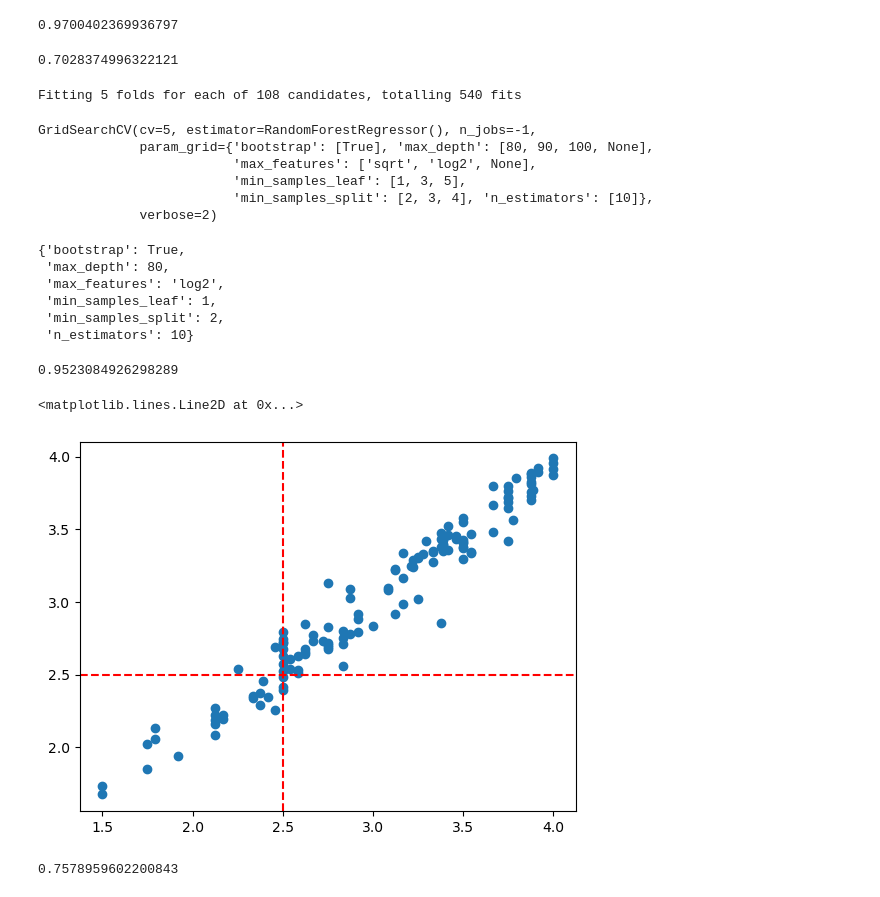
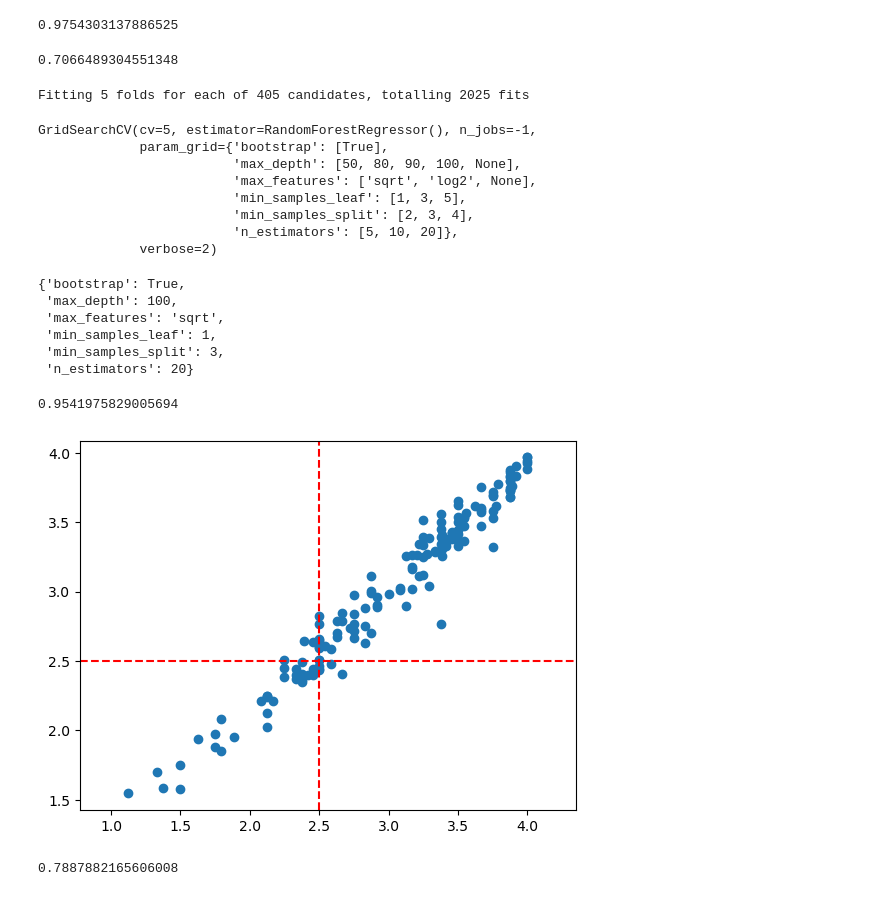
Before and after one commit to AnaAguilarI/TFG, a Jupyter notebook: scripts/models/random_forest.ipynb, the cells around one changed output. Drawn from its saved outputs; the diff is of its cells as text; code cells hidden in the pictures.

```diff
--- a/scripts/models/random_forest.ipynb
+++ b/scripts/models/random_forest.ipynb
@@ -7,7 +7,7 @@ from sklearn.metrics import mean_squared_error, r2_score
 from sklearn.ensemble import RandomForestRegressor
 import matplotlib.pyplot as plt
 
-fecha = '05-07'
+fecha = '05-13'
 ds = '../../data/' + fecha + '-dataset.csv'
 numerical_ds = '../../data/' + fecha + '-dataset-numerical.csv'
 
@@ -27,60 +27,65 @@ train_pred = rf_regressor.predict(X_train)
 r2_score_train = r2_score(y_train, train_pred)
 print(r2_score_train)
 # %% [output]
-0.9700402369936797
+0.9754303137886525
 # %%
 test_pred = rf_regressor.predict(X_test)
 r2_score_test = r2_score(y_test, test_pred)
 print(r2_score_test)
 # %% [output]
-0.7028374996322121
+0.7066489304551348
 # %%
 param_grid = {
     'bootstrap': [True],
-    'max_depth': [80, 90, 100, None],
+    'max_depth': [50, 80, 90, 100, None],
     'max_features': ["sqrt", "log2", None],
     'min_samples_leaf': [1, 3, 5],
     'min_samples_split': [2, 3, 4],
-    'n_estimators': [10]
+    'n_estimators': [5,10,20]
 }
 rf = RandomForestRegressor()
 grid_search = GridSearchCV(estimator=rf, param_grid=param_grid, cv=5, n_jobs=-1, verbose=2)
 grid_search.fit(X_train, y_train)
 # %% [output]
-Fitting 5 folds for each of 108 candidates, totalling 540 fits
+Fitting 5 folds for each of 405 candidates, totalling 2025 fits
 GridSearchCV(cv=5, estimator=RandomForestRegressor(), n_jobs=-1,
-             param_grid={'bootstrap': [True], 'max_depth': [80, 90, 100, None],
+             param_grid={'bootstrap': [True],
+                         'max_depth': [50, 80, 90, 100, None],
                          'max_features': ['sqrt', 'log2', None],
                          'min_samples_leaf': [1, 3, 5],
-                         'min_samples_split': [2, 3, 4], 'n_estimators': [10]},
+                         'min_samples_split': [2, 3, 4],
+                         'n_estimators': [5, 10, 20]},
              verbose=2)
 # %%
 grid_search.best_params_
 # %% [output]
 {'bootstrap': True,
- 'max_depth': 80,
- 'max_features': 'log2',
+ 'max_depth': 100,
+ 'max_features': 'sqrt',
  'min_samples_leaf': 1,
- 'min_samples_split': 2,
- 'n_estimators': 10}
+ 'min_samples_split': 3,
+ 'n_estimators': 20}
 # %%
 train_pred = grid_search.predict(X_train)
 r2_score(y_train, train_pred)
 # %% [output]
-0.9523084926298289
+0.9541975829005694
 # %%
 plt.scatter(y_train, train_pred)
 
 plt.axvline(x=2.5, color='r', linestyle='--', label='x=2.5')
 plt.axhline(y=2.5, color='r', linestyle='--', label='y=2.5')
+plt.xlim((0,4))
+plt.ylim((0,5))
+plt.axis('equal')
+plt.show()
 # %% [output]
-<matplotlib.lines.Line2D at 0x...>
-[figure, old version]
+[figure, new version]
 # %%
 predictions = grid_search.predict(X_test)
 r2_score(y_test,predictions)
 # %% [output]
-0.7578959602200843
+0.7887882165606008
 # %%
 plt.scatter(y_test, predictions)
 # Pintar las rectas x=2.5 e y=2.5
```
Also changed, not shown: parts of 1 cell of this notebook, 25 other files.
